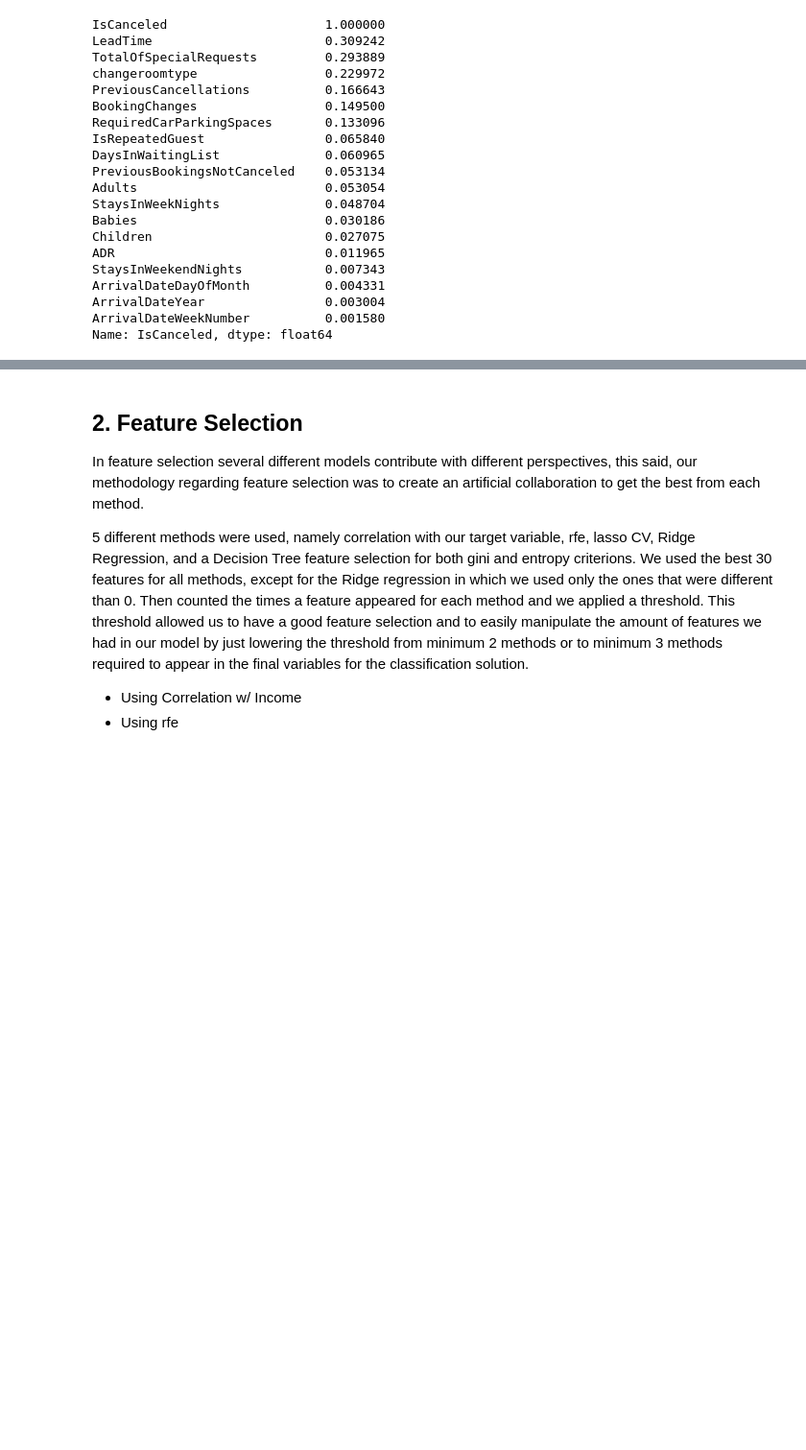
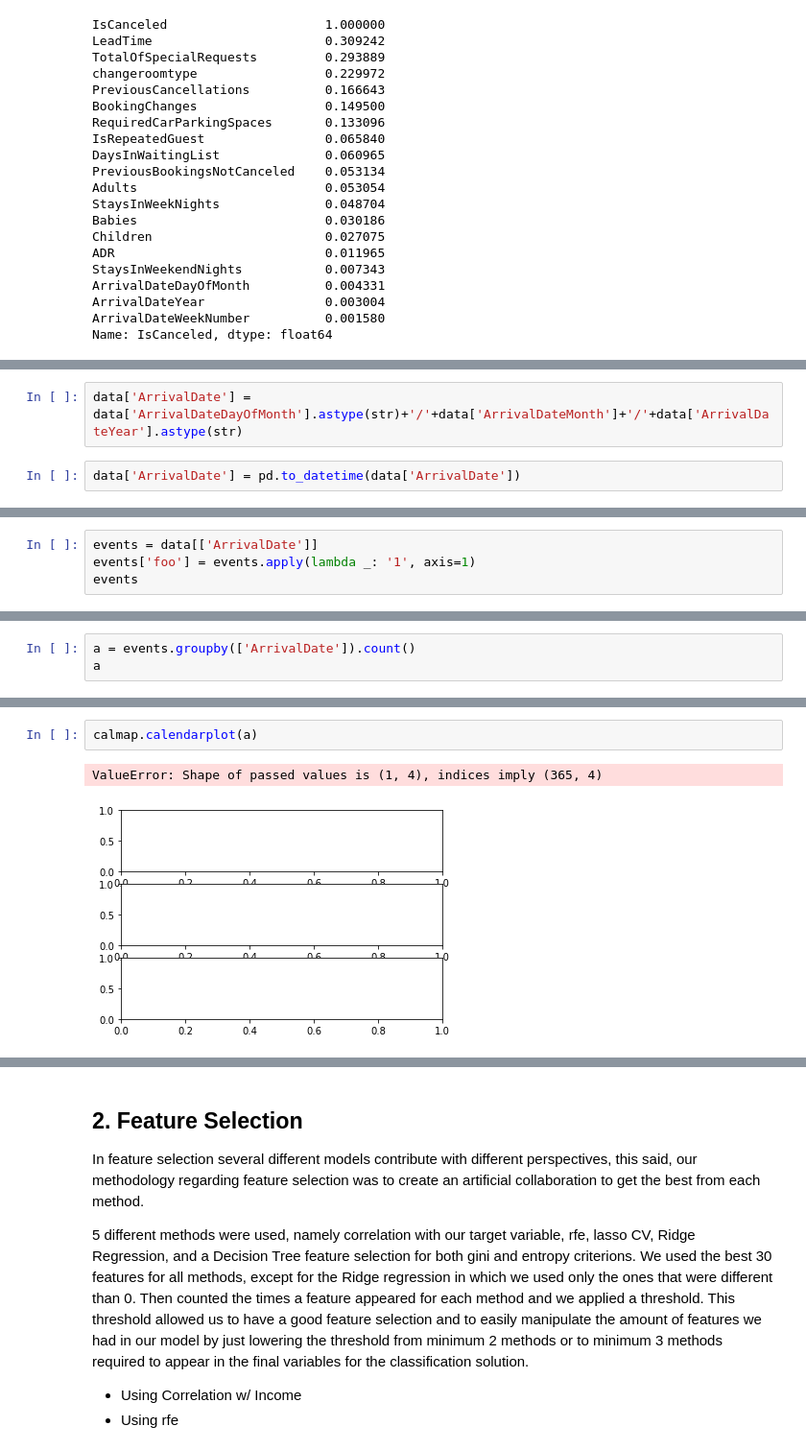
Before and after one commit to fredericojpr/BC2_Predict_Cancellations, a Jupyter notebook: scripts/BC2_Notebook_Goncalo.ipynb, the cells around one changed output, grey strips where cells are left out. Shown at 96% size. Cells and saved outputs as stored; diff of their text form; blank space fills up the shorter version.

```diff
--- a/scripts/BC2_Notebook_Goncalo.ipynb
+++ b/scripts/BC2_Notebook_Goncalo.ipynb
@@ -187,0 +197,4 @@ Name: IsCanceled, dtype: float64
+# %%
+data['ArrivalDate'] = data['ArrivalDateDayOfMonth'].astype(str)+'/'+data['ArrivalDateMonth']+'/'+data['ArrivalDateYear'].astype(str)
+# %%
+data['ArrivalDate'] = pd.to_datetime(data['ArrivalDate'])
@@ -187,0 +216,4 @@ Name: IsCanceled, dtype: float64
+# %%
+events = data[['ArrivalDate']]
+events['foo'] = events.apply(lambda _: '1', axis=1)
+events
@@ -187,0 +234,3 @@ Name: IsCanceled, dtype: float64
+# %%
+a = events.groupby(['ArrivalDate']).count()
+a
@@ -187,0 +252,5 @@ Name: IsCanceled, dtype: float64
+# %%
+calmap.calendarplot(a)
+# %% [output]
+ValueError: Shape of passed values is (1, 4), indices imply (365, 4)
+[figure, added]
```
Also changed, not shown: parts of 14 cells of this notebook.
